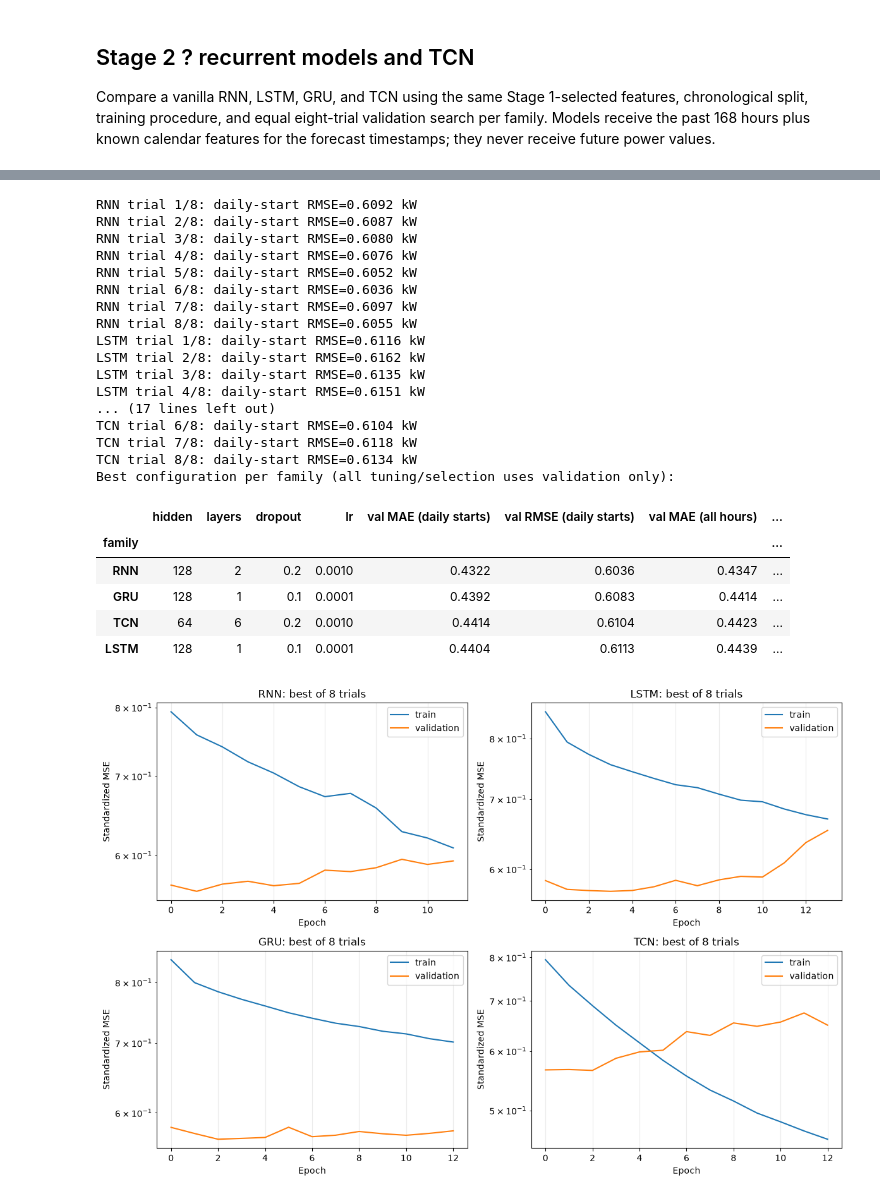
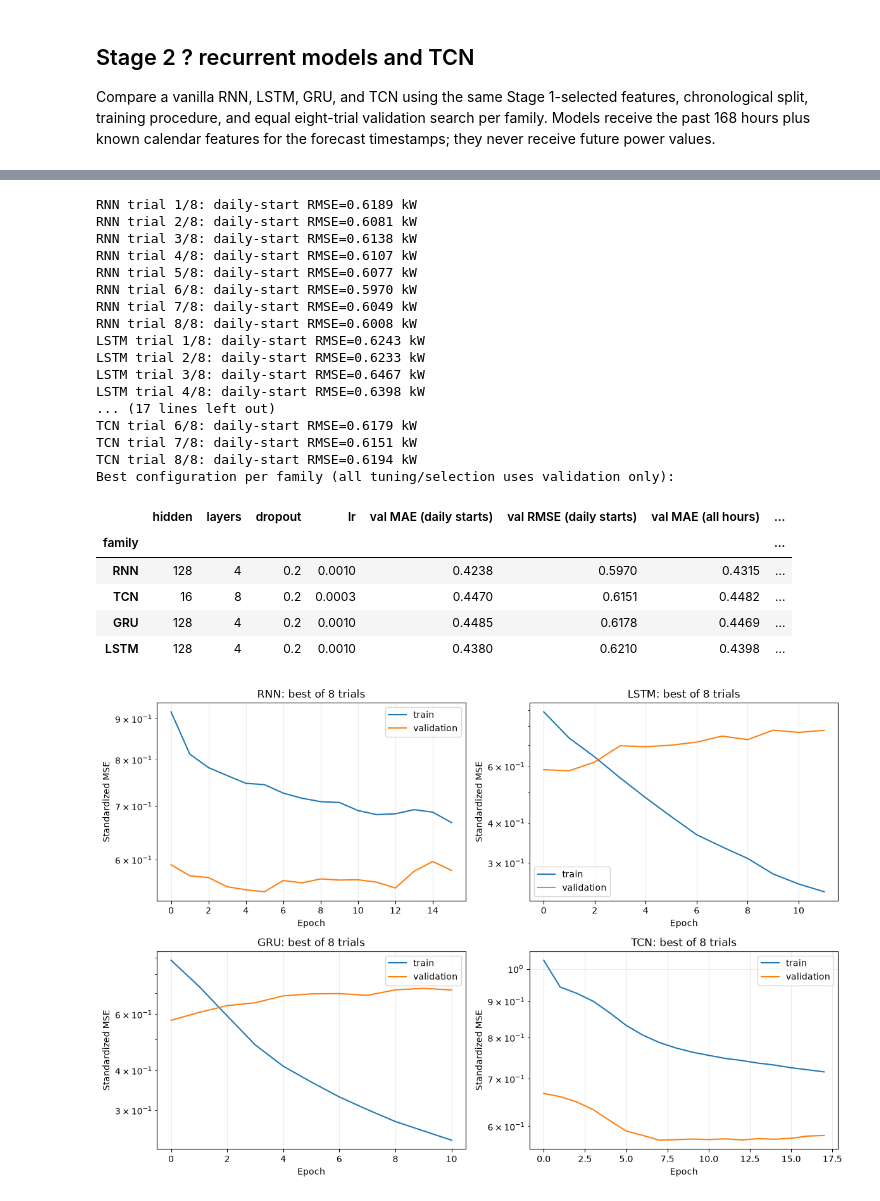
Before and after one commit to ahazen1/AISE4010, a Jupyter notebook: AISE4010_Project_Group11_Stage2.ipynb, the cells around one changed output, grey strips where cells are left out. Saved outputs shown, nothing was run; the diff lists cells and outputs as text; code cells hidden in the pictures.

```diff
--- a/AISE4010_Project_Group11_Stage2.ipynb
+++ b/AISE4010_Project_Group11_Stage2.ipynb
@@ -149,6 +150,8 @@ features['GAP_lag_1d'] = past_gap.shift(DAY).fillna(causal_mean)
 features['GAP_lag_1w'] = past_gap.shift(WEEK).fillna(causal_mean)
 FUTURE_LAG_FEATURES = ['GAP_lag_1d', 'GAP_lag_1w']
 FUTURE_KNOWN_FEATURES = FUTURE_CALENDAR_FEATURES + FUTURE_LAG_FEATURES
+FUTURE_LAG_PRIOR_FEATURES = ['GAP_lag_1d_prior', 'GAP_lag_1w_prior']
+FUTURE_MODEL_FEATURES = FUTURE_KNOWN_FEATURES + FUTURE_LAG_PRIOR_FEATURES
 annual_index = idx - pd.DateOffset(years=1)
 annual_lag = past_gap.reindex(annual_index).to_numpy()
 features['GAP_lag_1y_available'] = np.isfinite(annual_lag).astype(float)
@@ -429,26 +449,26 @@ Each model consumes `(batch, 168, features)` plus known forecast-time covariates
 import os
 import matplotlib.pyplot as plt
 
-# Eight comparable configurations are evaluated for every family (32 fits total).
+# Eight configurations are evaluated per family with deeper recurrent stacks and TCN blocks (32 fits total).
 recurrent_trials = [
-    {'hidden': 32, 'layers': 1, 'dropout': 0.0, 'lr': 1e-3},
-    {'hidden': 32, 'layers': 2, 'dropout': 0.1, 'lr': 3e-4},
-    {'hidden': 64, 'layers': 1, 'dropout': 0.2, 'lr': 1e-4},
-    {'hidden': 64, 'layers': 2, 'dropout': 0.0, 'lr': 3e-4},
-    {'hidden': 128, 'layers': 1, 'dropout': 0.1, 'lr': 1e-4},
-    {'hidden': 128, 'layers': 2, 'dropout': 0.2, 'lr': 1e-3},
-    {'hidden': 32, 'layers': 1, 'dropout': 0.2, 'lr': 3e-4},
-    {'hidden': 64, 'layers': 2, 'dropout': 0.1, 'lr': 1e-3},
+    {'hidden': 32, 'layers': 3, 'dropout': 0.0, 'lr': 1e-3},
+    {'hidden': 32, 'layers': 4, 'dropout': 0.1, 'lr': 3e-4},
+    {'hidden': 64, 'layers': 3, 'dropout': 0.2, 'lr': 1e-4},
+    {'hidden': 64, 'layers': 4, 'dropout': 0.0, 'lr': 3e-4},
+    {'hidden': 128, 'layers': 3, 'dropout': 0.1, 'lr': 1e-4},
+    {'hidden': 128, 'layers': 4, 'dropout': 0.2, 'lr': 1e-3},
+    {'hidden': 32, 'layers': 3, 'dropout': 0.2, 'lr': 3e-4},
+    {'hidden': 64, 'layers': 4, 'dropout': 0.1, 'lr': 1e-3},
 ]
 tcn_trials = [
-    {'hidden': 16, 'layers': 4, 'dropout': 0.0, 'kernel_size': 3, 'lr': 1e-3},
-    {'hidden': 16, 'layers': 6, 'dropout': 0.1, 'kernel_size': 3, 'lr': 3e-4},
-    {'hidden': 32, 'layers': 4, 'dropout': 0.2, 'kernel_size': 3, 'lr': 1e-4},
-    {'hidden': 32, 'layers': 6, 'dropout': 0.0, 'kernel_size': 3, 'lr': 3e-4},
-    {'hidden': 64, 'layers': 4, 'dropout': 0.1, 'kernel_size': 3, 'lr': 1e-4},
-    {'hidden': 64, 'layers': 6, 'dropout': 0.2, 'kernel_size': 3, 'lr': 1e-3},
-    {'hidden': 16, 'layers': 4, 'dropout': 0.2, 'kernel_size': 3, 'lr': 3e-4},
-    {'hidden': 32, 'layers': 6, 'dropout': 0.1, 'kernel_size': 3, 'lr': 1e-3},
+    {'hidden': 16, 'layers': 8, 'dropout': 0.0, 'kernel_size': 3, 'lr': 1e-3},
+    {'hidden': 16, 'layers': 10, 'dropout': 0.1, 'kernel_size': 3, 'lr': 3e-4},
+    {'hidden': 32, 'layers': 8, 'dropout': 0.2, 'kernel_size': 3, 'lr': 1e-4},
+    {'hidden': 32, 'layers': 10, 'dropout': 0.0, 'kernel_size': 3, 'lr': 3e-4},
+    {'hidden': 64, 'layers': 8, 'dropout': 0.1, 'kernel_size': 3, 'lr': 1e-4},
+    {'hidden': 64, 'layers': 10, 'dropout': 0.2, 'kernel_size': 3, 'lr': 1e-3},
+    {'hidden': 16, 'layers': 8, 'dropout': 0.2, 'kernel_size': 3, 'lr': 3e-4},
+    {'hidden': 32, 'layers': 10, 'dropout': 0.1, 'kernel_size': 3, 'lr': 1e-3},
 ]
 
 train_data = (X_train, y_train, future_calendar['train'])
@@ -490,52 +510,52 @@ for family in stage2_builders:
             }
         print(f'{family} trial {trial_index}/8: daily-start RMSE={daily_metrics["RMSE"]:.4f} kW')
     stage2_best_by_family[family] = family_best
 
 stage2_hpo_results = pd.DataFrame(stage2_trials).sort_values(
     ['family', 'val RMSE (daily starts)']
 )
 stage2_family_results = pd.DataFrame([
     {key: value for key, value in best.items() if key not in ('model', 'history', 'config', 'train_config')}
     for best in stage2_best_by_family.values()
 ]).set_index('family').sort_values('val RMSE (daily starts)')
 print('Best configuration per family (all tuning/selection uses validation only):')
 display(stage2_family_results.round(4))
 
 # Best family learning curves help distinguish optimization/underfit from overfit.
 fig, axes = plt.subplots(2, 2, figsize=(12, 8), sharex=False)
 for ax, (family, best) in zip(axes.flat, stage2_best_by_family.items()):
     ax.plot(best['history']['train'], label='train')
     ax.plot(best['history']['val'], label='validation')
     ax.set(title=f'{family}: best of 8 trials', xlabel='Epoch', ylabel='Standardized MSE')
     ax.set_yscale('log')
     ax.grid(True, alpha=0.25)
     ax.legend()
 plt.tight_layout()
 plt.show()
 # %% [output]
-RNN trial 1/8: daily-start RMSE=0.6092 kW
-RNN trial 2/8: daily-start RMSE=0.6087 kW
-RNN trial 3/8: daily-start RMSE=0.6080 kW
-RNN trial 4/8: daily-start RMSE=0.6076 kW
-RNN trial 5/8: daily-start RMSE=0.6052 kW
-RNN trial 6/8: daily-start RMSE=0.6036 kW
-RNN trial 7/8: daily-start RMSE=0.6097 kW
-RNN trial 8/8: daily-start RMSE=0.6055 kW
-LSTM trial 1/8: daily-start RMSE=0.6116 kW
-LSTM trial 2/8: daily-start RMSE=0.6162 kW
-LSTM trial 3/8: daily-start RMSE=0.6135 kW
-LSTM trial 4/8: daily-start RMSE=0.6151 kW
+RNN trial 1/8: daily-start RMSE=0.6189 kW
+RNN trial 2/8: daily-start RMSE=0.6081 kW
+RNN trial 3/8: daily-start RMSE=0.6138 kW
+RNN trial 4/8: daily-start RMSE=0.6107 kW
+RNN trial 5/8: daily-start RMSE=0.6077 kW
+RNN trial 6/8: daily-start RMSE=0.5970 kW
+RNN trial 7/8: daily-start RMSE=0.6049 kW
+RNN trial 8/8: daily-start RMSE=0.6008 kW
+LSTM trial 1/8: daily-start RMSE=0.6243 kW
+LSTM trial 2/8: daily-start RMSE=0.6233 kW
+LSTM trial 3/8: daily-start RMSE=0.6467 kW
+LSTM trial 4/8: daily-start RMSE=0.6398 kW
 ... (17 lines left out)
-TCN trial 6/8: daily-start RMSE=0.6104 kW
-TCN trial 7/8: daily-start RMSE=0.6118 kW
-TCN trial 8/8: daily-start RMSE=0.6134 kW
+TCN trial 6/8: daily-start RMSE=0.6179 kW
+TCN trial 7/8: daily-start RMSE=0.6151 kW
+TCN trial 8/8: daily-start RMSE=0.6194 kW
 Best configuration per family (all tuning/selection uses validation only):
 |  | hidden | layers | dropout | lr | val MAE (daily starts) | val RMSE (daily starts) | val MAE (all hours) | ... |
 | family |  |  |  |  |  |  |  | ... |
-| RNN | 128 | 2 | 0.2 | 0.0010 | 0.4322 | 0.6036 | 0.4347 | ... |
-| GRU | 128 | 1 | 0.1 | 0.0001 | 0.4392 | 0.6083 | 0.4414 | ... |
-| TCN | 64 | 6 | 0.2 | 0.0010 | 0.4414 | 0.6104 | 0.4423 | ... |
-| LSTM | 128 | 1 | 0.1 | 0.0001 | 0.4404 | 0.6113 | 0.4439 | ... |
+| RNN | 128 | 4 | 0.2 | 0.0010 | 0.4238 | 0.5970 | 0.4315 | ... |
+| TCN | 16 | 8 | 0.2 | 0.0003 | 0.4470 | 0.6151 | 0.4482 | ... |
+| GRU | 128 | 4 | 0.2 | 0.0010 | 0.4485 | 0.6178 | 0.4469 | ... |
+| LSTM | 128 | 4 | 0.2 | 0.0010 | 0.4380 | 0.6210 | 0.4398 | ... |
-[figure, old version]
+[figure, new version]
 # %% [markdown]
 ### Validation-only tuning and diagnostics
```
Also changed, not shown: parts of 6 cells of this notebook.
